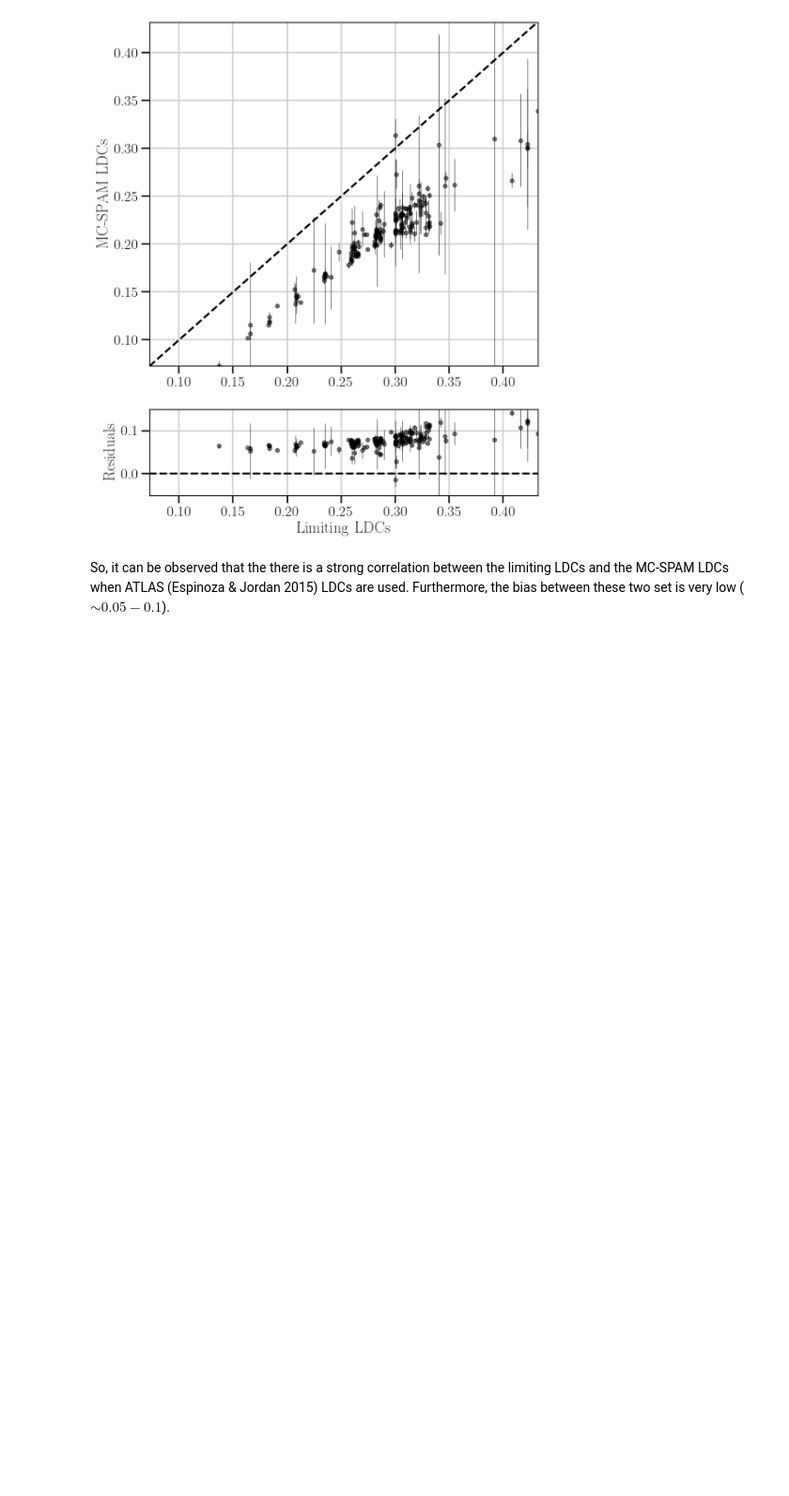
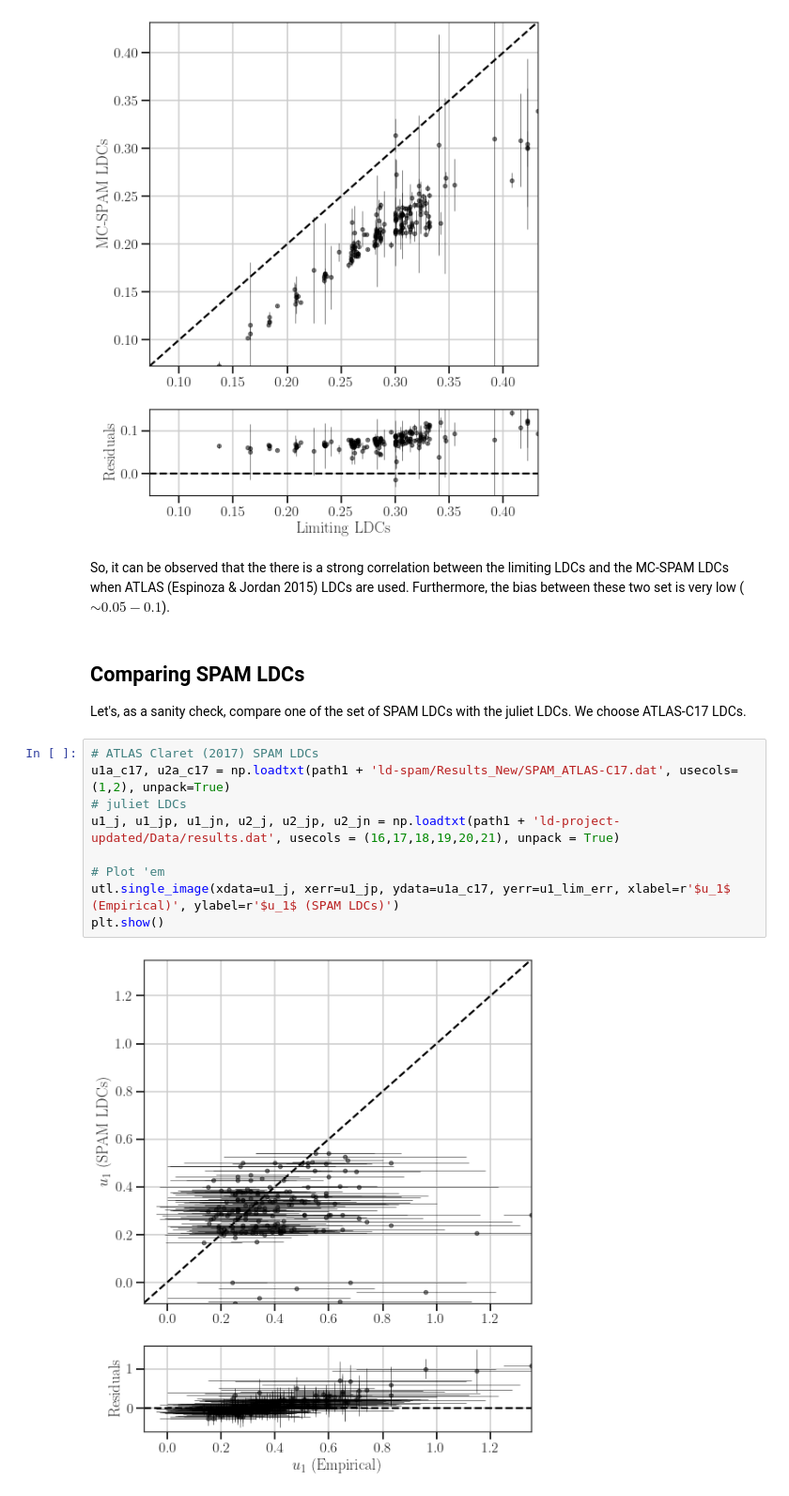
Before and after one commit to Jayshil/ld-spam, a Jupyter notebook: Notebooks/spam_vs_limiting_LDCs.ipynb, the cells around one changed output. Shown at 94% size. Saved outputs shown, nothing was run; the diff lists cells and outputs as text; blank space fills up the shorter version.

Commit message:
kind of sanity check

```diff
--- a/Notebooks/spam_vs_limiting_LDCs.ipynb
+++ b/Notebooks/spam_vs_limiting_LDCs.ipynb
@@ -54,3 +54,18 @@ plt.show()
 [figure]
 # %% [markdown]
 So, it can be observed that the there is a strong correlation between the limiting LDCs and the MC-SPAM LDCs when ATLAS (Espinoza & Jordan 2015) LDCs are used. Furthermore, the bias between these two set is very low ($\sim 0.05-0.1$).
+# %% [markdown]
+## Comparing SPAM LDCs
+
+Let's, as a sanity check, compare one of the set of SPAM LDCs with the juliet LDCs. We choose ATLAS-C17 LDCs.
+# %%
+# ATLAS Claret (2017) SPAM LDCs
+u1a_c17, u2a_c17 = np.loadtxt(path1 + 'ld-spam/Results_New/SPAM_ATLAS-C17.dat', usecols=(1,2), unpack=True)
+# juliet LDCs
+u1_j, u1_jp, u1_jn, u2_j, u2_jp, u2_jn = np.loadtxt(path1 + 'ld-project-updated/Data/results.dat', usecols = (16,17,18,19,20,21), unpack = True)
+
+# Plot 'em
+utl.single_image(xdata=u1_j, xerr=u1_jp, ydata=u1a_c17, yerr=u1_lim_err, xlabel=r'$u_1$ (Empirical)', ylabel=r'$u_1$ (SPAM LDCs)')
+plt.show()
+# %% [output]
+[figure, added]
```
Also changed, not shown: parts of 1 cell of this notebook.
